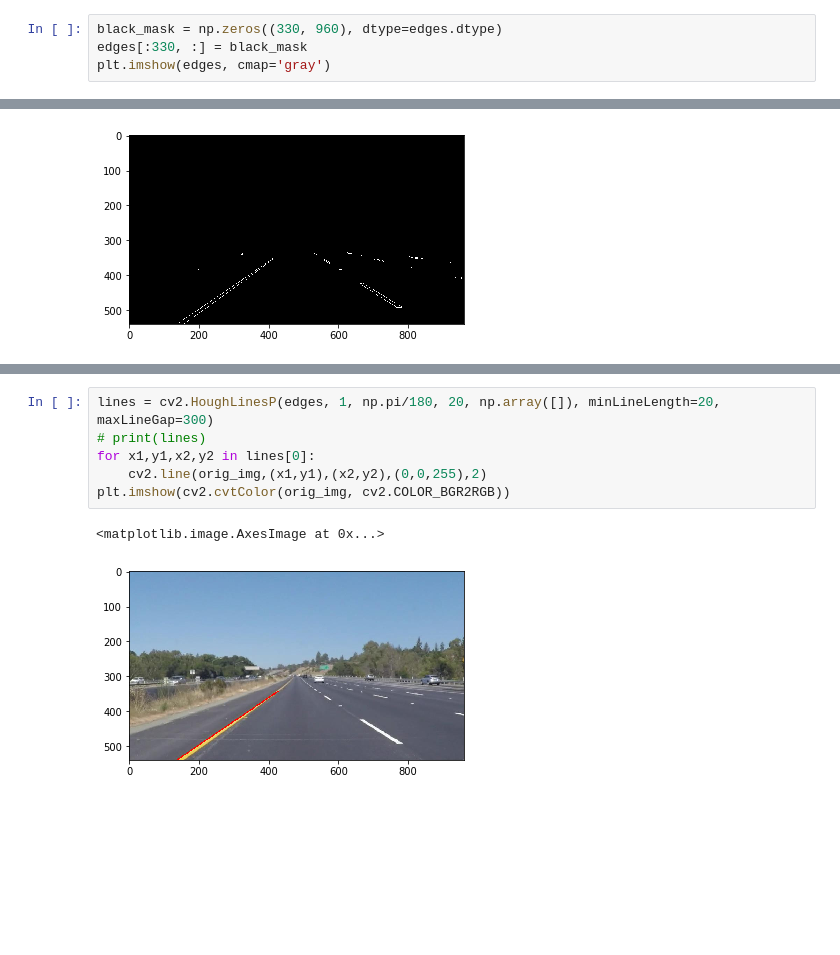
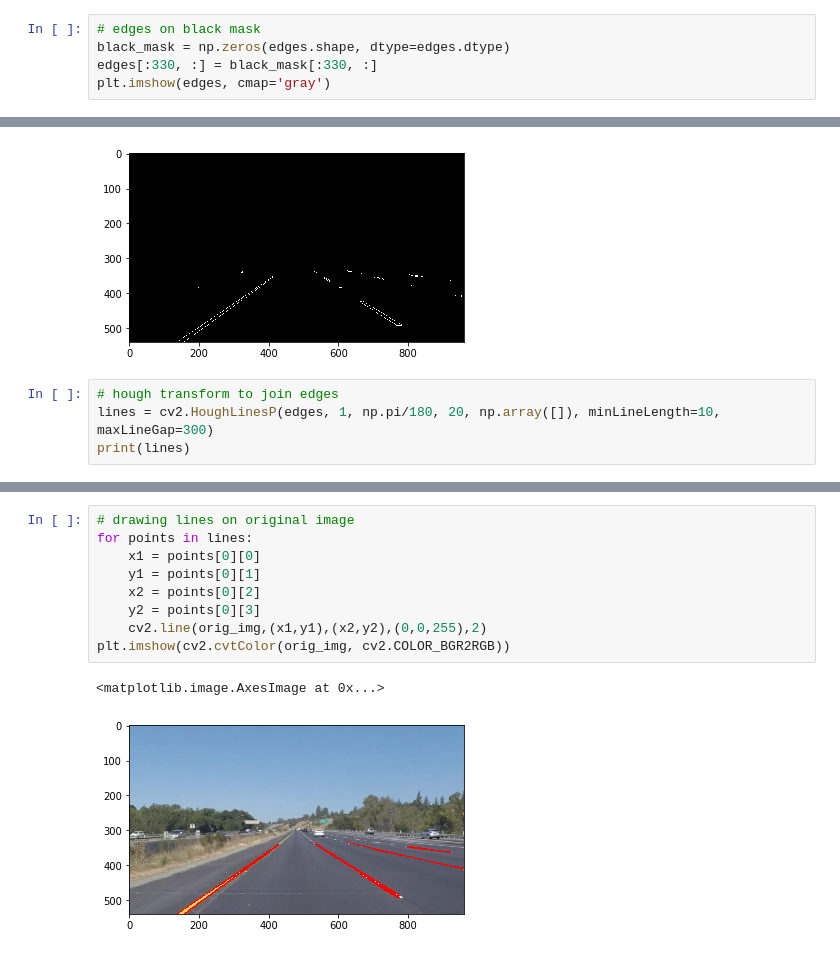
Before and after one commit to mkd1997/Visual-Recognition-Tutorial, a Jupyter notebook: Assignments/Road Lane Detection/Road Lane Detection.ipynb, the cells around one changed output, grey strips where cells are left out. Cells and saved outputs as stored; diff of their text form; blank space fills up the shorter version.

```diff
--- a/Assignments/Road Lane Detection/Road Lane Detection.ipynb
+++ b/Assignments/Road Lane Detection/Road Lane Detection.ipynb
@@ -78,9 +64,14 @@ plt.imshow(edges, cmap='gray')
 <matplotlib.image.AxesImage at 0x...>
 [figure]
 # %%
-black_mask = np.zeros((330, 960), dtype=edges.dtype)
-edges[:330, :] = black_mask
+# edges on black mask
+black_mask = np.zeros(edges.shape, dtype=edges.dtype)
+edges[:330, :] = black_mask[:330, :]
 plt.imshow(edges, cmap='gray')
 # %% [output]
 <matplotlib.image.AxesImage at 0x...>
 [figure]
+# %%
+# hough transform to join edges
+lines = cv2.HoughLinesP(edges, 1, np.pi/180, 20, np.array([]), minLineLength=10, maxLineGap=300)
+print(lines)
@@ -87,9 +96,12 @@ plt.imshow(edges, cmap='gray')
 # %%
-lines = cv2.HoughLinesP(edges, 1, np.pi/180, 20, np.array([]), minLineLength=20, maxLineGap=300)
-# print(lines)
-for x1,y1,x2,y2 in lines[0]:
+# drawing lines on original image
+for points in lines:
+    x1 = points[0][0]
+    y1 = points[0][1]
+    x2 = points[0][2]
+    y2 = points[0][3]
     cv2.line(orig_img,(x1,y1),(x2,y2),(0,0,255),2)
 plt.imshow(cv2.cvtColor(orig_img, cv2.COLOR_BGR2RGB))
 # %% [output]
 <matplotlib.image.AxesImage at 0x...>
-[figure, old version]
+[figure, new version]
```
Also changed, not shown: parts of 5 cells of this notebook.
